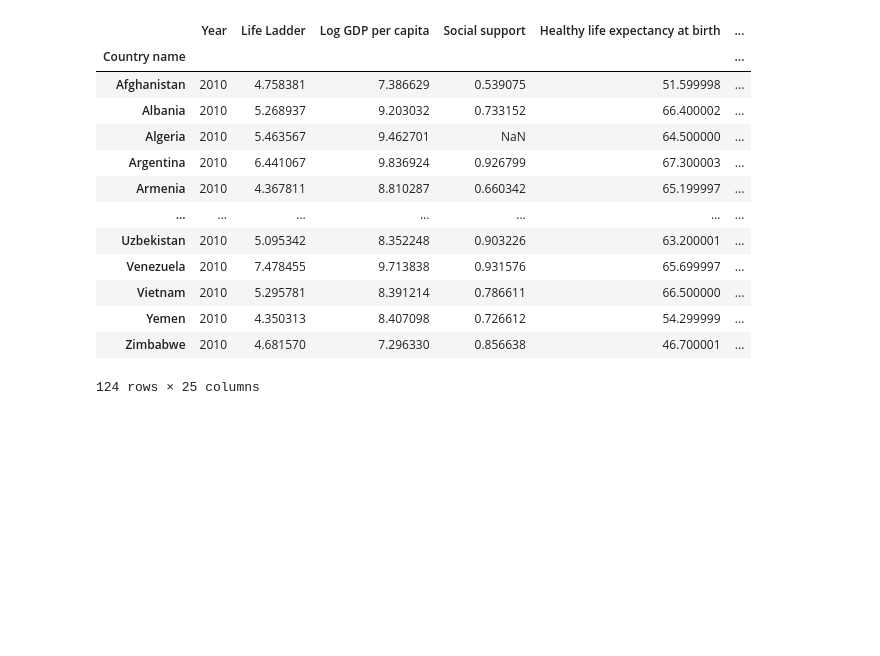
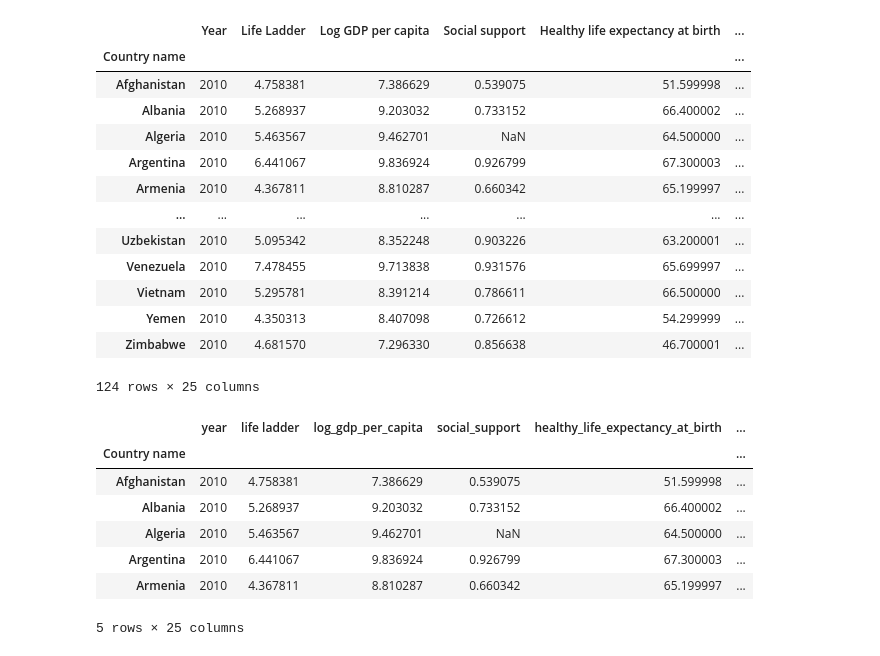
Before and after one commit to melissamemel/ETL_Project, a Jupyter notebook: happiness.ipynb, the cells around one changed output. Saved outputs shown, nothing was run; the diff lists cells and outputs as text; code cells hidden in the pictures; blank space fills up the shorter version.

Commit message:
renamed columns

```diff
--- a/happiness.ipynb
+++ b/happiness.ipynb
@@ -93,3 +93,31 @@ happiness_data
 | Yemen | 2010 | 4.350313 | 8.407098 | 0.726612 | 54.299999 | ... |
 | Zimbabwe | 2010 | 4.681570 | 7.296330 | 0.856638 | 46.700001 | ... |
 124 rows × 25 columns
+# %%
+renamed_happiness_df = happiness_data.rename(columns={"Country name":"country", "Year":"year",
+                                             "Life Ladder":"life ladder", "Log GDP per capita":"log_gdp_per_capita",
+                                            "Social support":"social_support", "Healthy life expectancy at birth":"healthy_life_expectancy_at_birth",
+                                              "Freedom to make life choices":"freedom_to_make_life_choices", "Generosity":"generosity",
+                                                  "Perceptions of corruption":"perceptions_of_corruption", "Positive affect":"positive_affect",
+                                                     "Negative affect":"negative_affect", "GINI index (World Bank estimate)":"gini_index_(world_bank_estimate)",
+                                                     "GINI index (World Bank estimate), average 2000-16":"gini_index_(world_bank_estimate),_average_2000-16",
+                                                     "gini of household income reported in Gallup, by wp5-year":"gini_of_household_income_reported_in_gallup,_by_wp5-year",
+                                                     "Most people can be trusted, Gallup":"most_people_can_be_trusted,_gallup",
+                                                     "Most people can be trusted, WVS round 1981-1984":"most_people_can_be_trusted,_wvs_round_1981-1984",
+                                                     "Most people can be trusted, WVS round 1989-1993":"most_people_can_be_trusted,_wvs_round_1989-1993",
+                                                     "Most people can be trusted, WVS round 1994-1998":"most_people_can_be_trusted,_wvs_round_1994-1998",
+                                                     "Most people can be trusted, WVS round 1999-2004":"most_people_can_be_trusted,_wvs_round_1999-2004",
+                                                     "Most people can be trusted, WVS round 2005-2009":"most_people_can_be_trusted,_wvs_round_2005-2009",
+                                                     "Most people can be trusted, WVS round 2010-2014":"most_people_can_be_trusted,_wvs_round_2010-2014"})
+
+renamed_happiness_df.head()
+# The only problem is the index column "Country Name" didn't change to "country"
+# %% [output]
+|  | year | life ladder | log_gdp_per_capita | social_support | healthy_life_expectancy_at_birth | ... |
+| Country name |  |  |  |  |  | ... |
+| Afghanistan | 2010 | 4.758381 | 7.386629 | 0.539075 | 51.599998 | ... |
+| Albania | 2010 | 5.268937 | 9.203032 | 0.733152 | 66.400002 | ... |
+| Algeria | 2010 | 5.463567 | 9.462701 | NaN | 64.500000 | ... |
+| Argentina | 2010 | 6.441067 | 9.836924 | 0.926799 | 67.300003 | ... |
+| Armenia | 2010 | 4.367811 | 8.810287 | 0.660342 | 65.199997 | ... |
+5 rows × 25 columns
```
